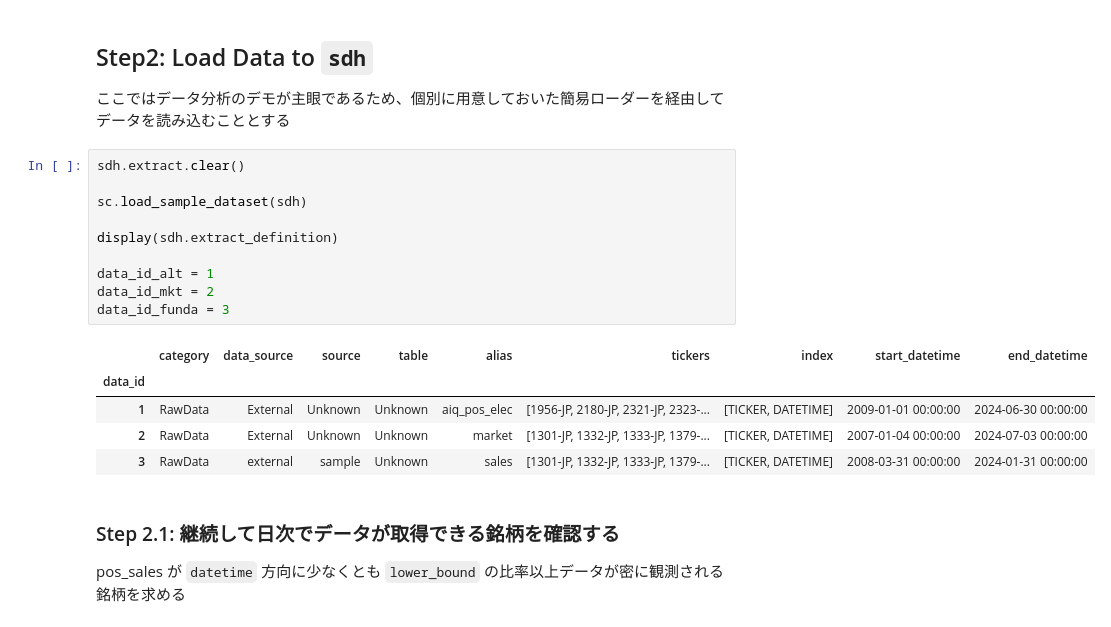
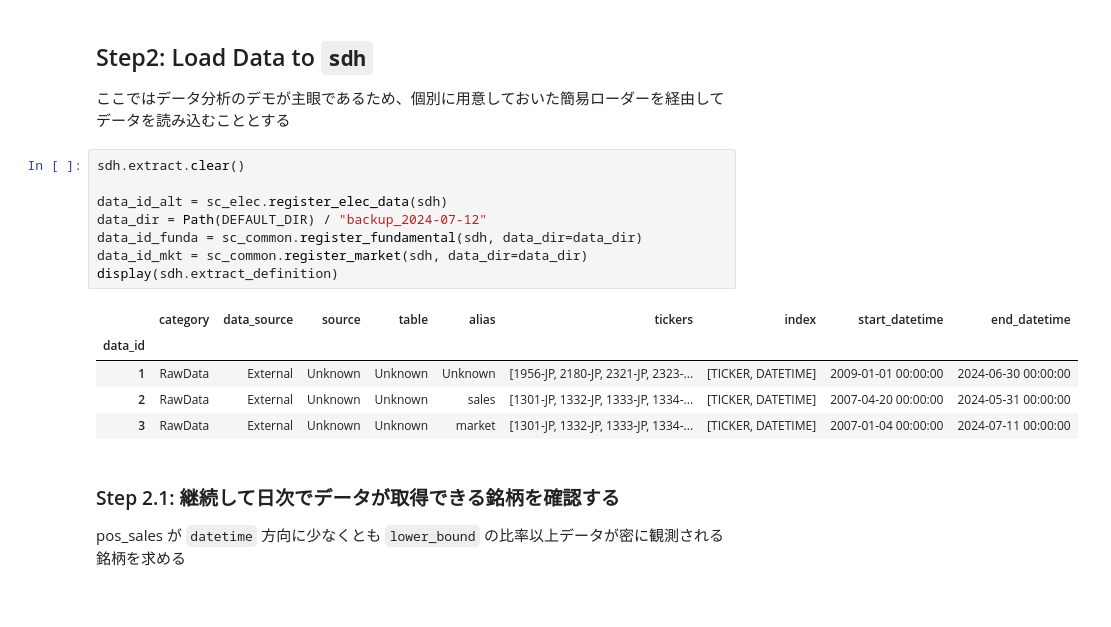
Before and after one commit to aiqindex/sample_notebooks, a Jupyter notebook: analyze/single/aiq_pos_elec_goods.ipynb, the cells around one changed output. Drawn from its saved outputs; the diff is of its cells as text.

```diff
--- a/analyze/single/aiq_pos_elec_goods.ipynb
+++ b/analyze/single/aiq_pos_elec_goods.ipynb
@@ -48,19 +50,17 @@ sdh = DAL()
 # %%
 sdh.extract.clear()
 
-sc.load_sample_dataset(sdh)
-
+data_id_alt = sc_elec.register_elec_data(sdh)
+data_dir = Path(DEFAULT_DIR) / "backup_2024-07-12"
+data_id_funda = sc_common.register_fundamental(sdh, data_dir=data_dir)
+data_id_mkt = sc_common.register_market(sdh, data_dir=data_dir)
 display(sdh.extract_definition)
-
-data_id_alt = 1
-data_id_mkt = 2
-data_id_funda = 3
 # %% [output]
 |  | category | data_source | source | table | alias | tickers | index | start_datetime | end_datetime |
 | data_id |  |  |  |  |  |  |  |  |  |
-| 1 | RawData | External | Unknown | Unknown | aiq_pos_elec | [1956-JP, 2180-JP, 2321-JP, 2323-... | [TICKER, DATETIME] | 2009-01-01 00:00:00 | 2024-06-30 00:00:00 |
-| 2 | RawData | External | Unknown | Unknown | market | [1301-JP, 1332-JP, 1333-JP, 1379-... | [TICKER, DATETIME] | 2007-01-04 00:00:00 | 2024-07-03 00:00:00 |
-| 3 | RawData | external | sample | Unknown | sales | [1301-JP, 1332-JP, 1333-JP, 1379-... | [TICKER, DATETIME] | 2008-03-31 00:00:00 | 2024-01-31 00:00:00 |
+| 1 | RawData | External | Unknown | Unknown | Unknown | [1956-JP, 2180-JP, 2321-JP, 2323-... | [TICKER, DATETIME] | 2009-01-01 00:00:00 | 2024-06-30 00:00:00 |
+| 2 | RawData | External | Unknown | Unknown | sales | [1301-JP, 1332-JP, 1333-JP, 1334-... | [TICKER, DATETIME] | 2007-04-20 00:00:00 | 2024-05-31 00:00:00 |
+| 3 | RawData | External | Unknown | Unknown | market | [1301-JP, 1332-JP, 1333-JP, 1334-... | [TICKER, DATETIME] | 2007-01-04 00:00:00 | 2024-07-11 00:00:00 |
 # %% [markdown]
 ### Step 2.1: 継続して日次でデータが取得できる銘柄を確認する
 pos_sales が `datetime` 方向に少なくとも `lower_bound` の比率以上データが密に観測される銘柄を求める
```
Also changed, not shown: parts of 10 cells of this notebook, 2 other files.
